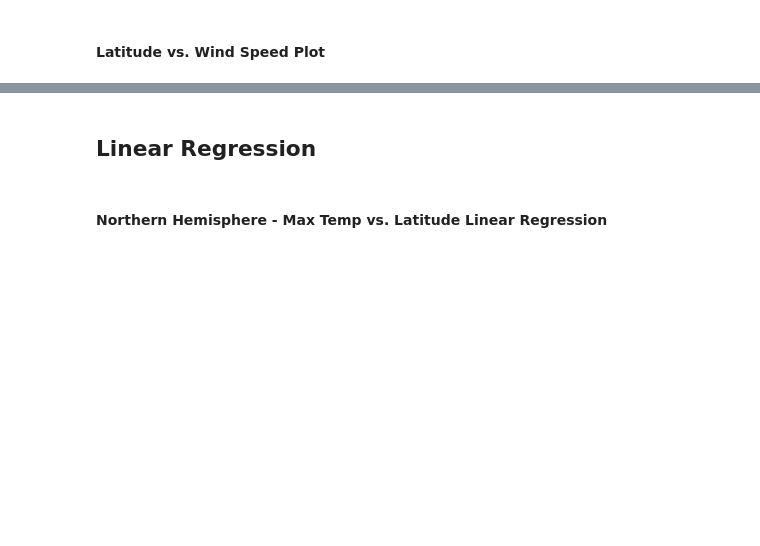
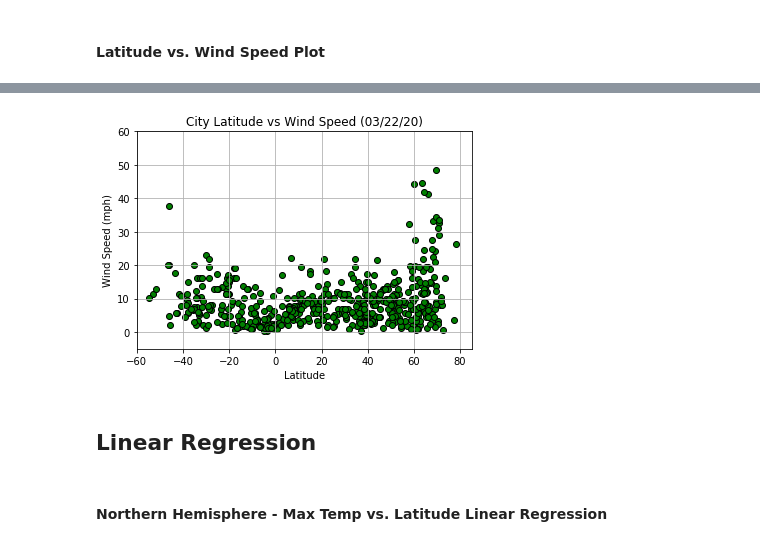
Before and after one commit to VL14/python-api-challenge, a Jupyter notebook: WeatherPy/WeatherPycode.ipynb, the cells around one changed output, grey strips where cells are left out. Cells and saved outputs as stored; diff of their text form; code cells hidden in the pictures; blank space fills up the shorter version.

```diff
--- a/WeatherPy/WeatherPycode.ipynb
+++ b/WeatherPy/WeatherPycode.ipynb
@@ -181,3 +521,21 @@ plt.savefig("Plot_Lat_MaxTemp.png")
+# %%
+# Create next scatter plot
+plt.scatter(lat_series,wind_series,marker="o",facecolors='green',edgecolors='k')
+plt.ylim(-5,60)
+plt.xlim(-60,85)
+plt.grid()
+
+# Enter labels and title
+plt.xlabel('Latitude')
+plt.ylabel('Wind Speed (mph)')
+plt.title('City Latitude vs Wind Speed (03/22/20)')
+
+# Save plot
+plt.savefig("Plot_Lat_Wind.png")
+
+# This scatter plot uses city data with latitude as the x-axis and wind speed as the y-axis. The maximum wind speeds occur around a latitude of -50 and a latitude of 60 to 70. There may be a correlation between wind speed and latitude since the majority of high wind speeds occur at a latitude of 55 degrees and above.
+# %% [output]
+[figure, added]
 # %% [markdown]
 ## Linear Regression
 # %%
```
Also changed, not shown: parts of 31 cells of this notebook, 6 other files.
